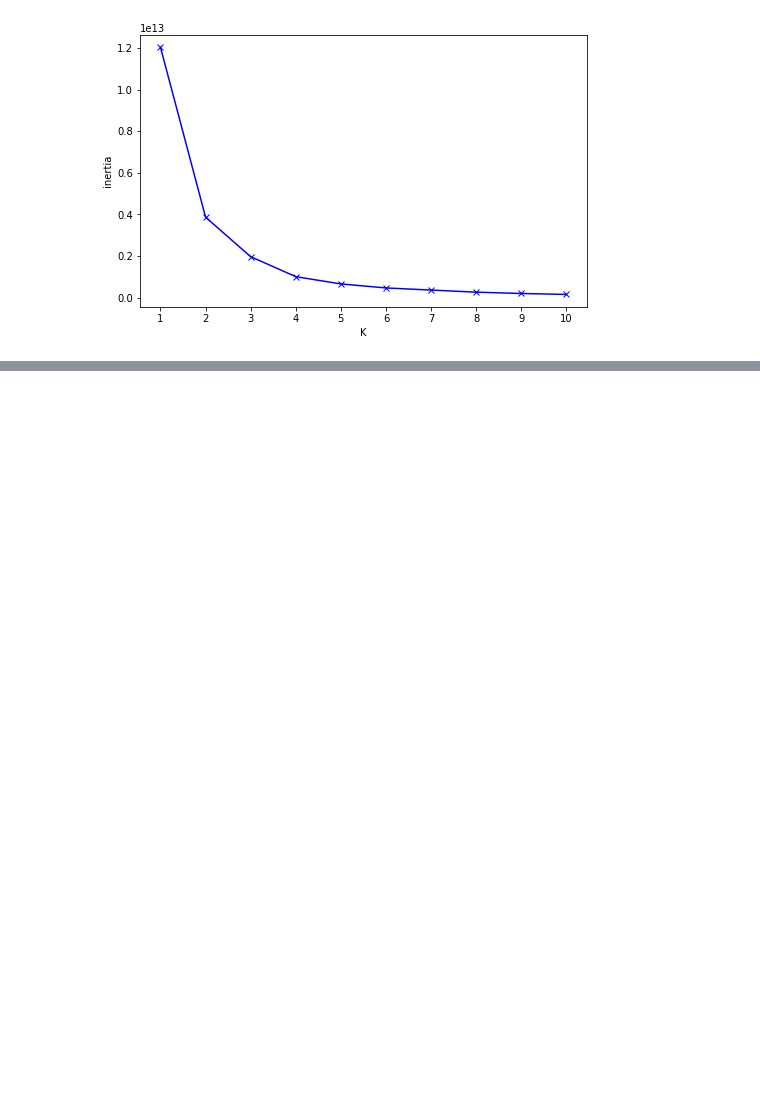
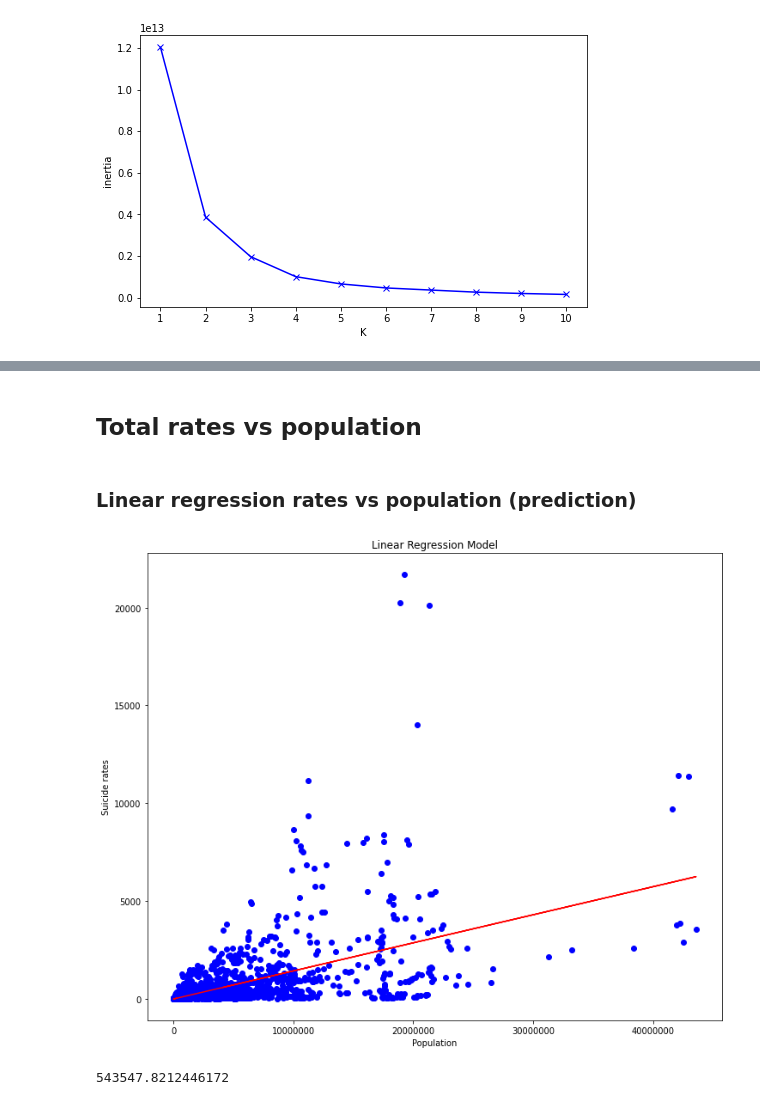
Before and after one commit to marcocolognesi/programming_class_final_project, a Jupyter notebook: final_project.ipynb, the cells around one changed output, grey strips where cells are left out. Drawn from its saved outputs; the diff is of its cells as text; code cells hidden in the pictures; blank space fills up the shorter version.

Commit message:
Added linear regression example on Colab

```diff
--- a/final_project.ipynb
+++ b/final_project.ipynb
@@ -1407,0 +1412,42 @@ plt.show()
+# %% [markdown]
+## **Total rates vs population**
+# %% [markdown]
+### **Linear regression rates vs population (prediction)**
+# %%
+from sklearn.linear_model import LinearRegression
+from sklearn.model_selection import train_test_split
+from sklearn.metrics import mean_squared_error
+
+#feature and target
+feature_lg = suicide_df_until_2016[['population']]
+target_lg = suicide_df_until_2016['suicides_no']
+
+# split training and testing sets
+x_train_lg, x_test_lg, y_train_lg, y_test_lg = train_test_split(feature_lg, target_lg, test_size=0.2, random_state=42)
+
+model = LinearRegression()
+
+model.fit(x_train_lg, y_train_lg)
+
+y_pred_lg = model.predict(x_test_lg)
+
+# evaluate the model using mean squared error
+mse = mean_squared_error(y_test_lg, y_pred_lg)
+
+# Plot
+plt.figure(figsize=(12,10))
+plt.scatter(x_test_lg, y_test_lg, color='blue')
+# Plot the regression line
+plt.plot(x_test_lg, y_pred_lg, color='red')
+# Add labels and title to the plot
+plt.xlabel("Population")
+plt.ylabel("Suicide rates")
+plt.title("Linear Regression Model")
+plt.ticklabel_format(style = 'plain')
+
+# Show the plot
+plt.show()
+print(mse)
+# %% [output]
+[figure, added]
+543547.8212446172
```
Also changed, not shown: parts of 9 cells of this notebook.
